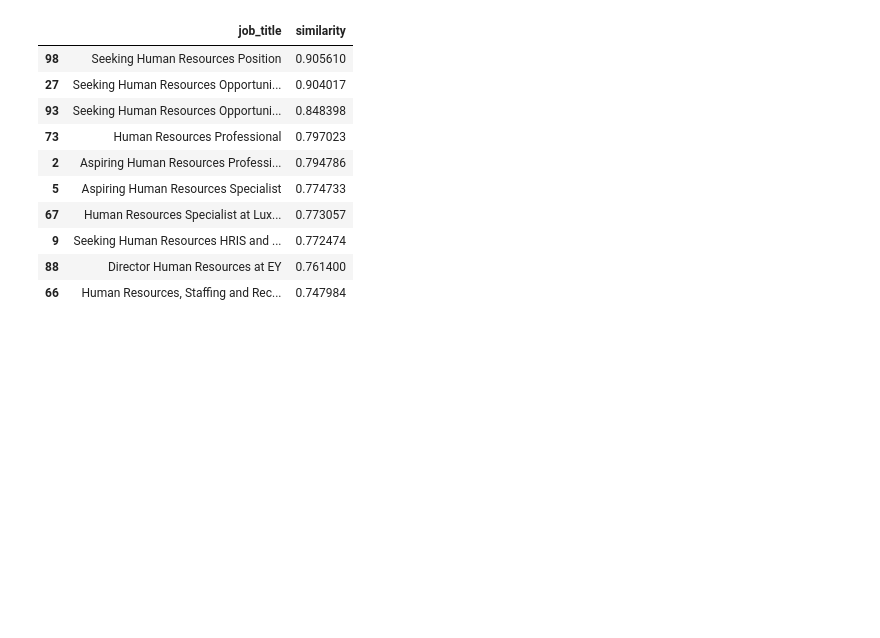
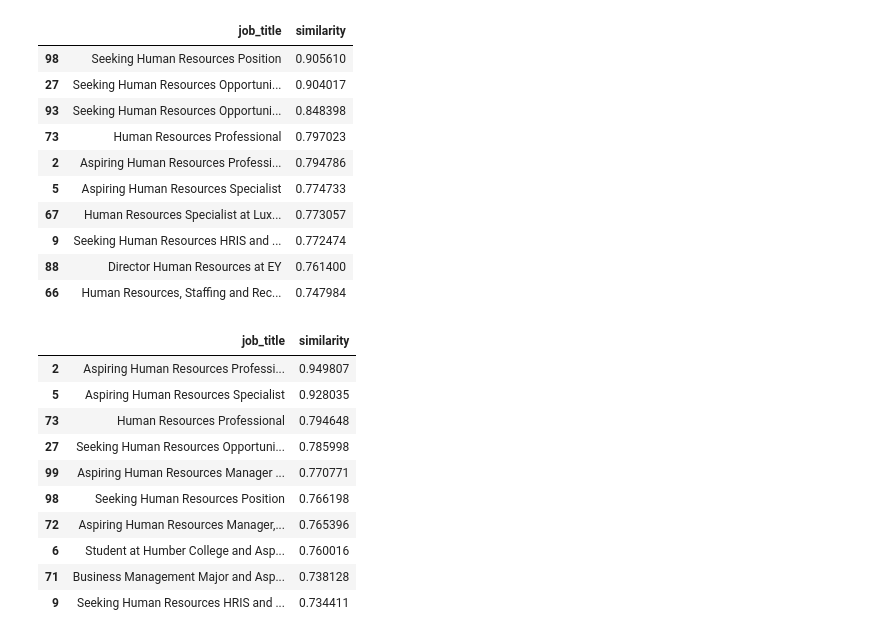
Before and after one commit to safwt-data/QwnYr0x6YtL8f4mY, a Jupyter notebook: notebooks/notebook_1.ipynb, the cells around one changed output. Saved outputs shown, nothing was run; the diff lists cells and outputs as text; code cells hidden in the pictures; blank space fills up the shorter version.

```diff
--- a/notebooks/notebook_1.ipynb
+++ b/notebooks/notebook_1.ipynb
@@ -450,0 +491,34 @@ df[["job_title", "similarity"]].sort_values(
+# %%
+s_bert = np.vstack(df["sbert_for_modeling"])
+
+y1_vector = get_title_vector_sbert(measure_rank_1)
+y2_vector = get_title_vector_sbert(measure_rank_2)
+
+score_1 = cosine_similarity(
+    y1_vector.reshape(1, -1),
+    s_bert
+)
+
+score_2 = cosine_similarity(
+    y2_vector.reshape(1, -1),
+    s_bert
+)
+
+df["similarity"] = score_1.flatten()
+
+df[["job_title", "similarity"]].sort_values(
+    by="similarity",
+    ascending=False
+).head(10)
+# %% [output]
+|  | job_title | similarity |
+| 2 | Aspiring Human Resources Professi... | 0.949807 |
+| 5 | Aspiring Human Resources Specialist | 0.928035 |
+| 73 | Human Resources Professional | 0.794648 |
+| 27 | Seeking Human Resources Opportuni... | 0.785998 |
+| 99 | Aspiring Human Resources Manager ... | 0.770771 |
+| 98 | Seeking Human Resources Position | 0.766198 |
+| 72 | Aspiring Human Resources Manager,... | 0.765396 |
+| 6 | Student at Humber College and Asp... | 0.760016 |
+| 71 | Business Management Major and Asp... | 0.738128 |
+| 9 | Seeking Human Resources HRIS and ... | 0.734411 |
```
Also changed, not shown: parts of 3 cells of this notebook.
